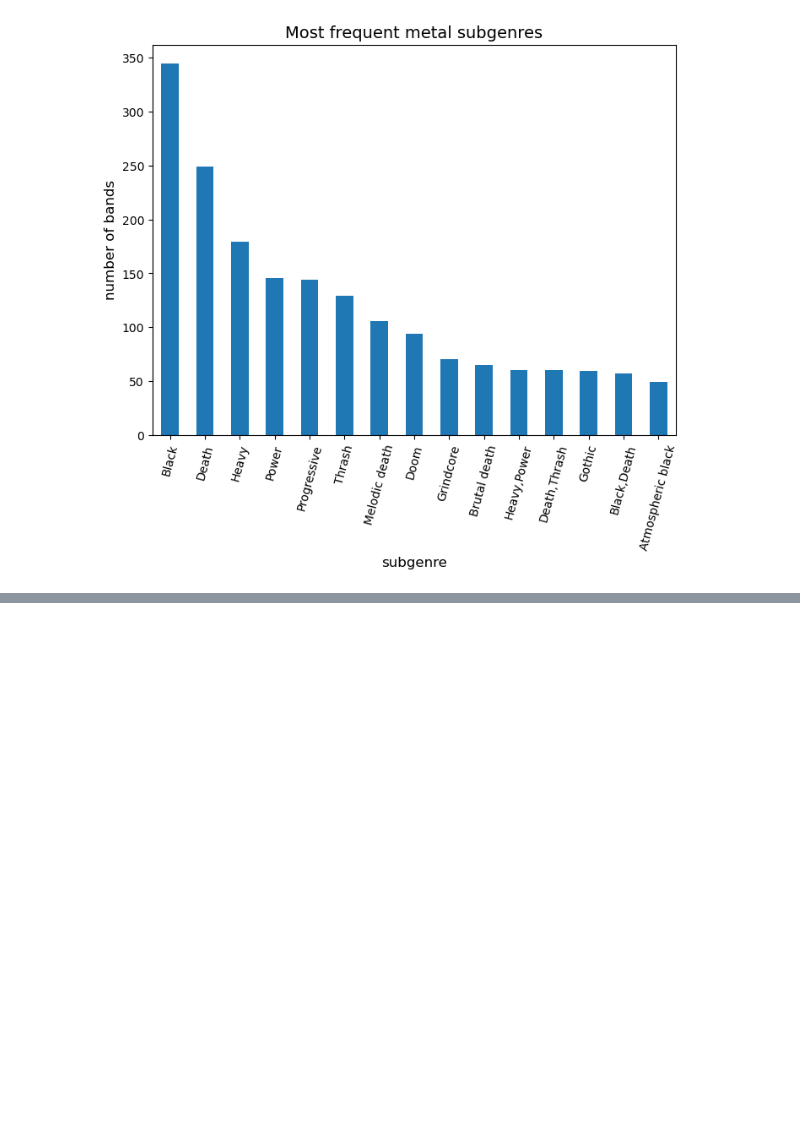
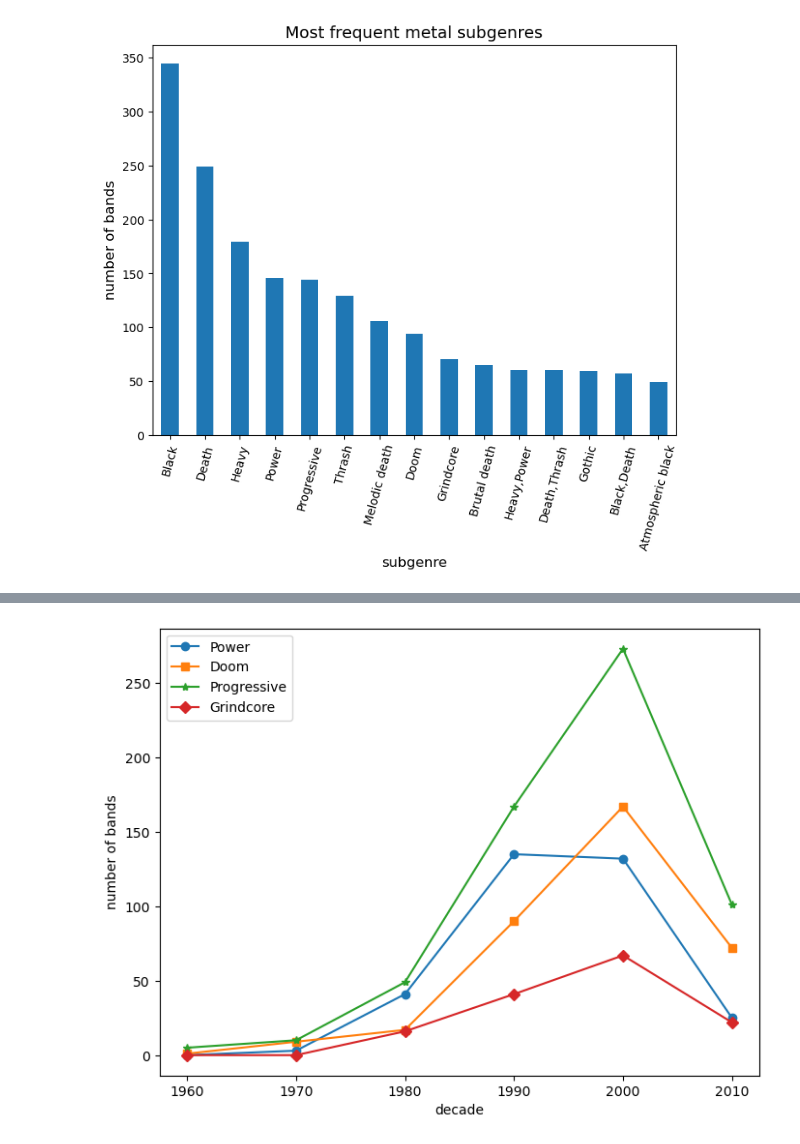
Before and after one commit to RavinderRai/metal_bands_by_nation, a Jupyter notebook: Metal_Bands_Analysis.ipynb, the cells around one changed output, grey strips where cells are left out. Saved outputs shown, nothing was run; the diff lists cells and outputs as text; code cells hidden in the pictures; blank space fills up the shorter version.

```diff
--- a/Metal_Bands_Analysis.ipynb
+++ b/Metal_Bands_Analysis.ipynb
@@ -309,0 +347,11 @@ plt.show()
+# %%
+plt.plot(decade_range, freq_count_by_decade('Power', df3), label = 'Power', marker='o')
+plt.plot(decade_range, freq_count_by_decade('Doom', df3), label = 'Doom', marker='s')
+plt.plot(decade_range, freq_count_by_decade('Progressive', df3), label = 'Progressive', marker='*')
+plt.plot(decade_range, freq_count_by_decade('Grindcore', df3), label = 'Grindcore', marker='D')
+plt.legend()
+plt.xlabel('decade')
+plt.ylabel('number of bands')
+plt.show()
+# %% [output]
+[figure, added]
```
Also changed, not shown: parts of 16 cells of this notebook.
